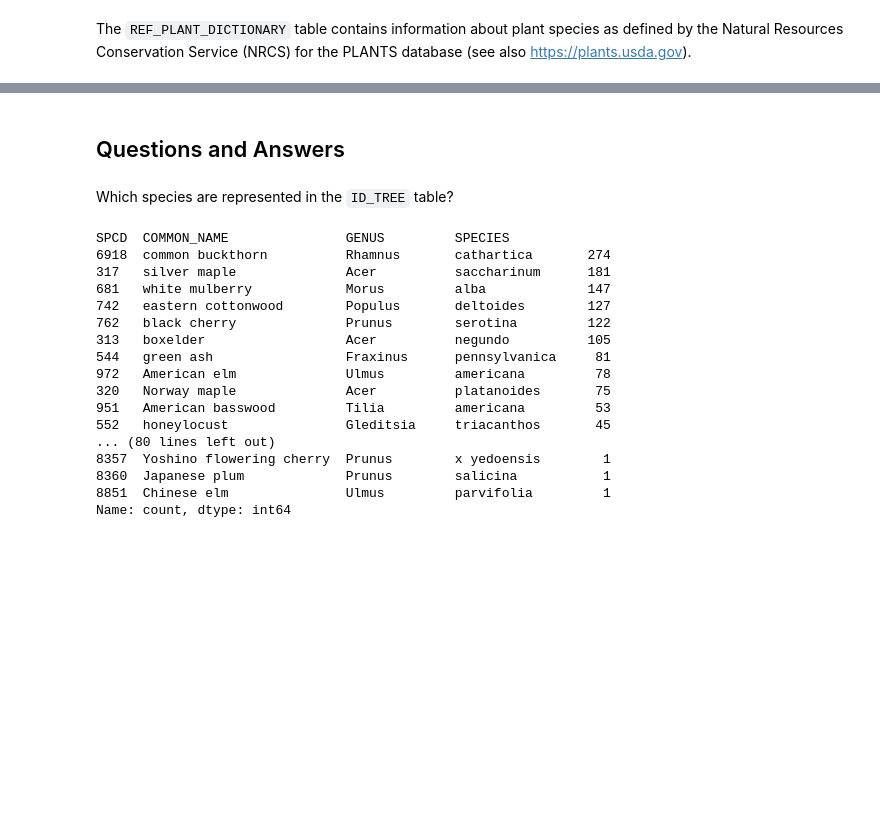
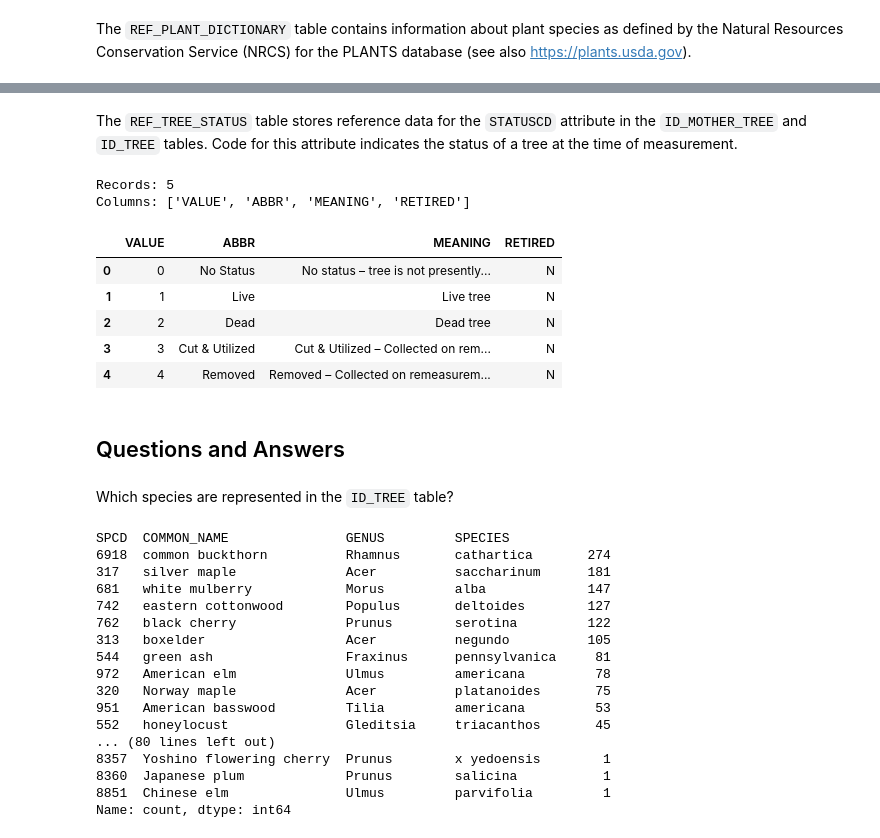
Before and after one commit to fractalate/data-trees, a Jupyter notebook: explore_chicago_il.ipynb, the cells around one changed output, grey strips where cells are left out. Drawn from its saved outputs; the diff is of its cells as text; code cells hidden in the pictures; blank space fills up the shorter version.

```diff
--- a/explore_chicago_il.ipynb
+++ b/explore_chicago_il.ipynb
@@ -48,3 +48,22 @@ Columns: ['CN', 'SYMBOL_TYPE', 'SYMBOL', 'SCIENTIFIC_NAME', 'NEW_SYMBOL', 'NEW_S
+# %% [markdown]
+The `REF_TREE_STATUS` table stores reference data for the `STATUSCD` attribute in the `ID_MOTHER_TREE` and `ID_TREE` tables. Code for this attribute indicates the status of a tree at the time of measurement.
+# %%
+TREE_STATUS_LIVE = 1
+TREE_STATUS_DEAD = 2
+
+df_ref_tree_status = pd.read_csv('./data/Urban DataMart/Chicago_IL_CSV/REF_TREE_STATUS.csv')
+print('Records:', len(df_ref_tree_status))
+print('Columns:', list(df_ref_tree_status.columns))
+df_ref_tree_status
+# %% [output]
+Records: 5
+Columns: ['VALUE', 'ABBR', 'MEANING', 'RETIRED']
+|  | VALUE | ABBR | MEANING | RETIRED |
+| 0 | 0 | No Status | No status – tree is not presently... | N |
+| 1 | 1 | Live | Live tree | N |
+| 2 | 2 | Dead | Dead tree | N |
+| 3 | 3 | Cut & Utilized | Cut & Utilized – Collected on rem... | N |
+| 4 | 4 | Removed | Removed – Collected on remeasurem... | N |
 # %% [markdown]
 ## Questions and Answers
 # %% [markdown]
```
Also changed, not shown: parts of 15 cells of this notebook.
